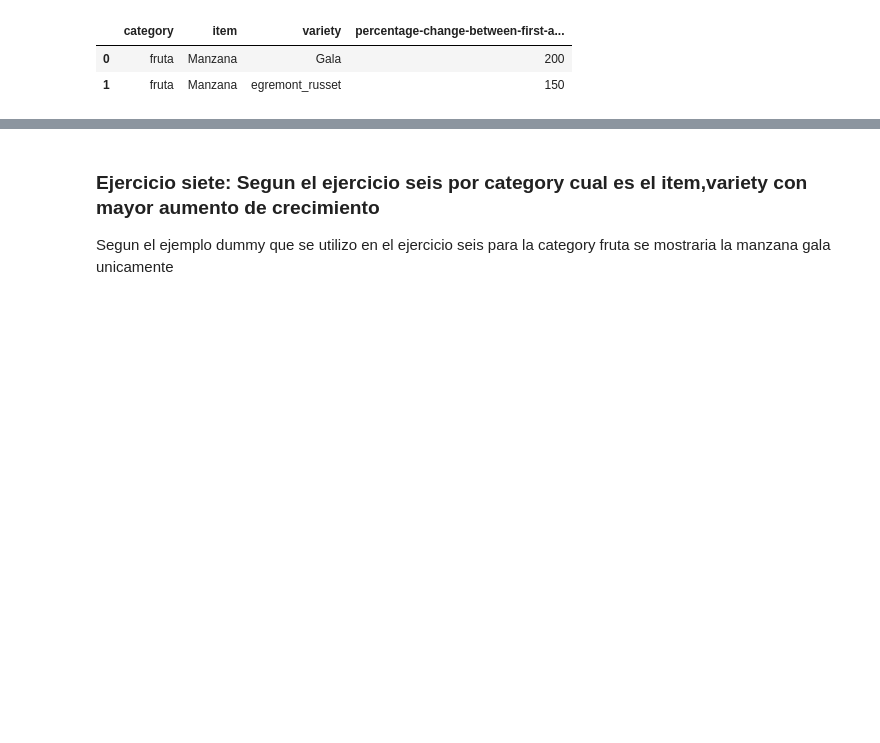
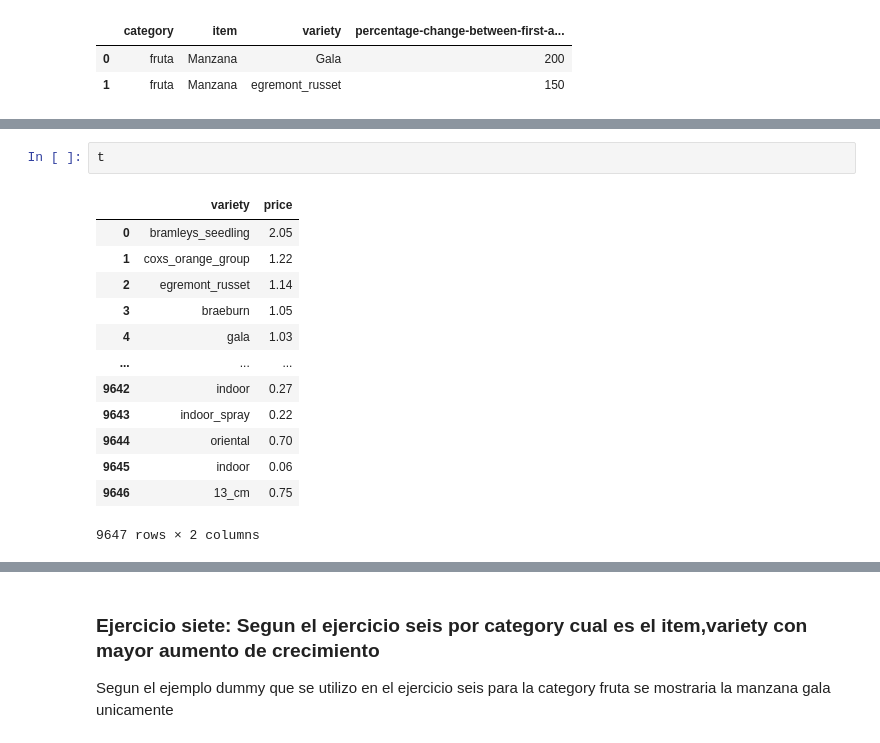
Before and after one commit to PaolaMendez/vegetables-eda, a Jupyter notebook: EDA.ipynb, the cells around one changed output, grey strips where cells are left out. Cells and saved outputs as stored; diff of their text form; blank space fills up the shorter version.

```diff
--- a/EDA.ipynb
+++ b/EDA.ipynb
@@ -424,0 +456,16 @@ Index(['category', 'item', 'variety', 'date', 'price', 'unit', 'year'], dtype='o
+# %%
+t
+# %% [output]
+|  | variety | price |
+| 0 | bramleys_seedling | 2.05 |
+| 1 | coxs_orange_group | 1.22 |
+| 2 | egremont_russet | 1.14 |
+| 3 | braeburn | 1.05 |
+| 4 | gala | 1.03 |
+| ... | ... | ... |
+| 9642 | indoor | 0.27 |
+| 9643 | indoor_spray | 0.22 |
+| 9644 | oriental | 0.70 |
+| 9645 | indoor | 0.06 |
+| 9646 | 13_cm | 0.75 |
+9647 rows × 2 columns
```
Also changed, not shown: parts of 6 cells of this notebook.
